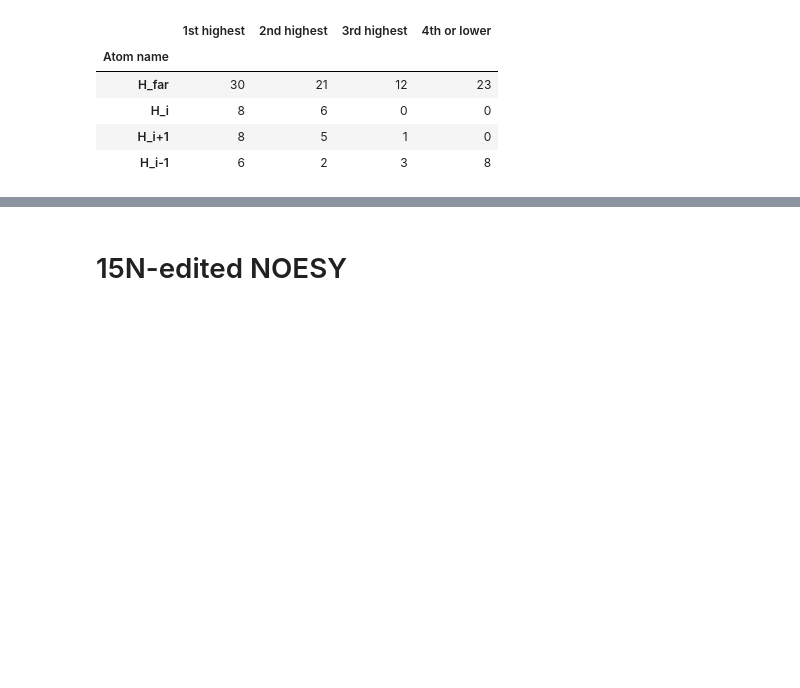
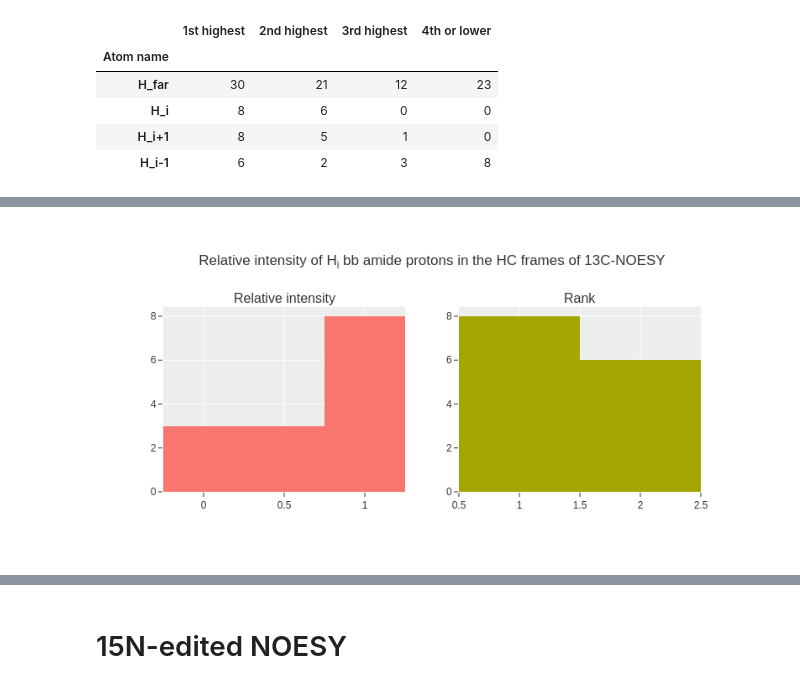
Before and after one commit to AI-ffinity/3d-noesy, a Jupyter notebook: Statistics.ipynb, the cells around one changed output, grey strips where cells are left out. Drawn from its saved outputs; the diff is of its cells as text; code cells hidden in the pictures; blank space fills up the shorter version.

Commit message:
Rendered plots as PNGs

```diff
--- a/Statistics.ipynb
+++ b/Statistics.ipynb
@@ -174,0 +177,19 @@ rank_counts.style.background_gradient(cmap='Greens')
+# %%
+fig = make_subplots(rows=1, cols=2,
+                   subplot_titles=("Relative intensity","Rank"))
+
+fig.add_trace(
+    go.Histogram(x=df_C_gly.query('atom_type_pos == "H_i"')['rel_height']),
+    row=1, col=1
+)
+
+fig.add_trace(
+    go.Histogram(x=df_C_gly.query('atom_type_pos == "H_i"')['rank']),
+    row=1, col=2
+)
+
+fig.update_layout(height=400, width=800, showlegend=False,
+                  title_text="Relative intensity of H<sub>i</sub> bb amide protons in the HC frames of 13C-NOESY")
+fig.show()
+# %% [output]
+[figure, added]
```
Also changed, not shown: parts of 26 cells of this notebook.
